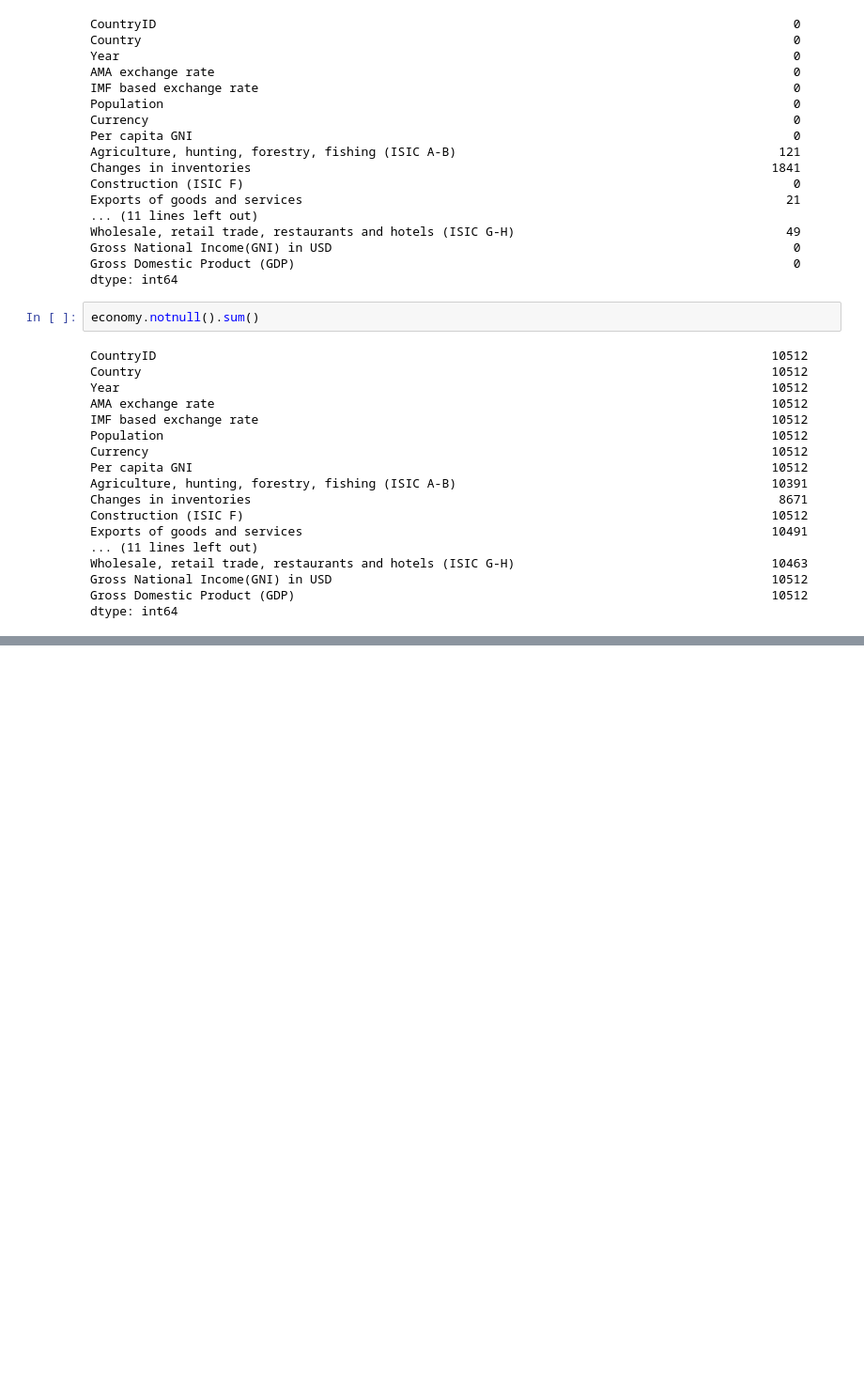
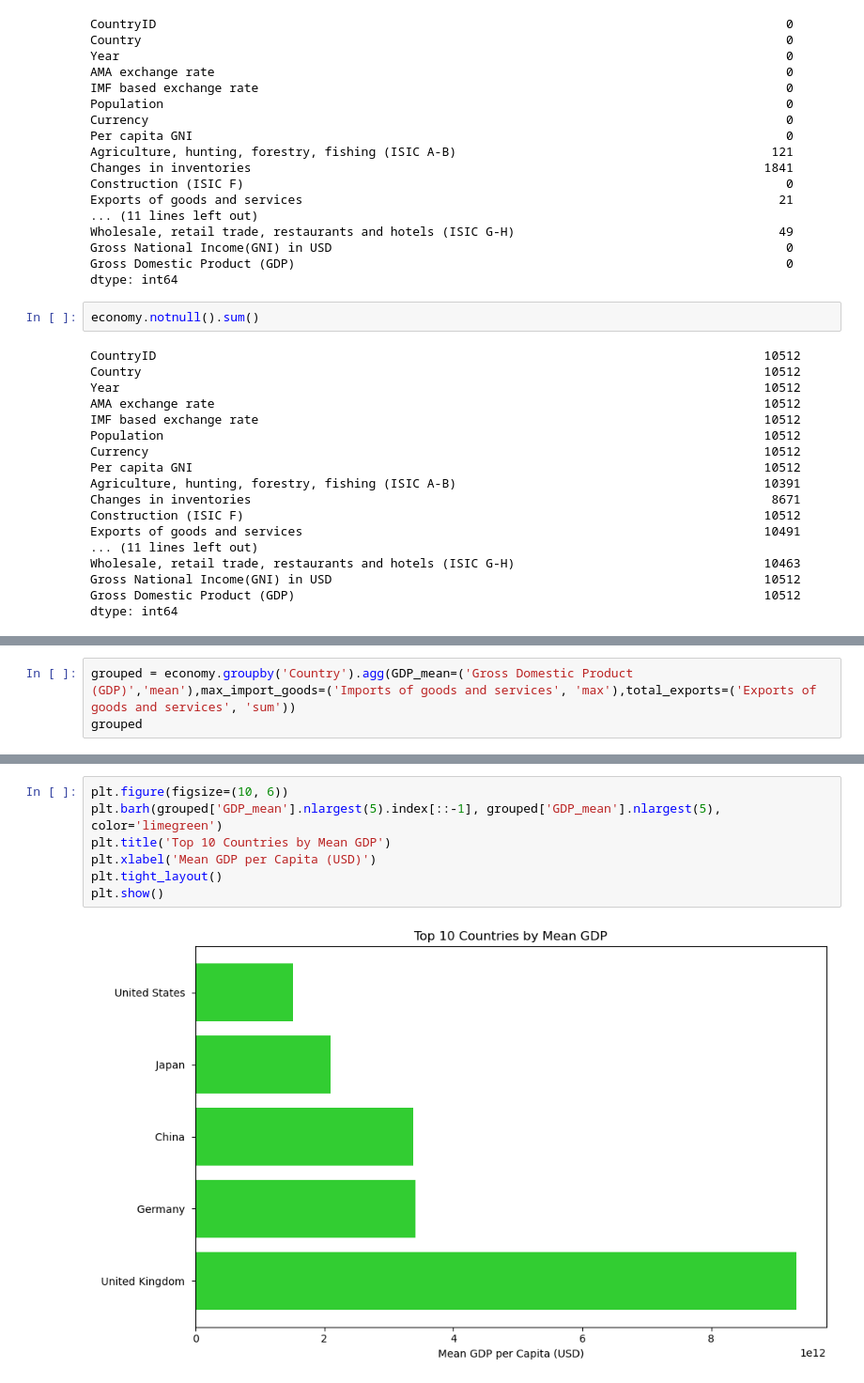
Before and after one commit to khoulaCode/DataScience-Brain-Bytes, a Jupyter notebook: Team_members/from_fatma_khamis/pandas_practice.ipynb, the cells around one changed output, grey strips where cells are left out. Shown at 94% size. Saved outputs shown, nothing was run; the diff lists cells and outputs as text; blank space fills up the shorter version.

```diff
--- a/Team_members/from_fatma_khamis/pandas_practice.ipynb
+++ b/Team_members/from_fatma_khamis/pandas_practice.ipynb
@@ -270,0 +359,3 @@ economy[[' CountryID ',' Country ',' Currency ']]
+# %%
+grouped = economy.groupby('Country').agg(GDP_mean=('Gross Domestic Product (GDP)','mean'),max_import_goods=('Imports of goods and services', 'max'),total_exports=('Exports of goods and services', 'sum'))
+grouped
@@ -270,0 +393,9 @@ economy[[' CountryID ',' Country ',' Currency ']]
+# %%
+plt.figure(figsize=(10, 6))
+plt.barh(grouped['GDP_mean'].nlargest(5).index[::-1], grouped['GDP_mean'].nlargest(5), color='limegreen')
+plt.title('Top 10 Countries by Mean GDP')
+plt.xlabel('Mean GDP per Capita (USD)')
+plt.tight_layout()
+plt.show()
+# %% [output]
+[figure, added]
```
Also changed, not shown: parts of 21 cells of this notebook, 1 other file.
